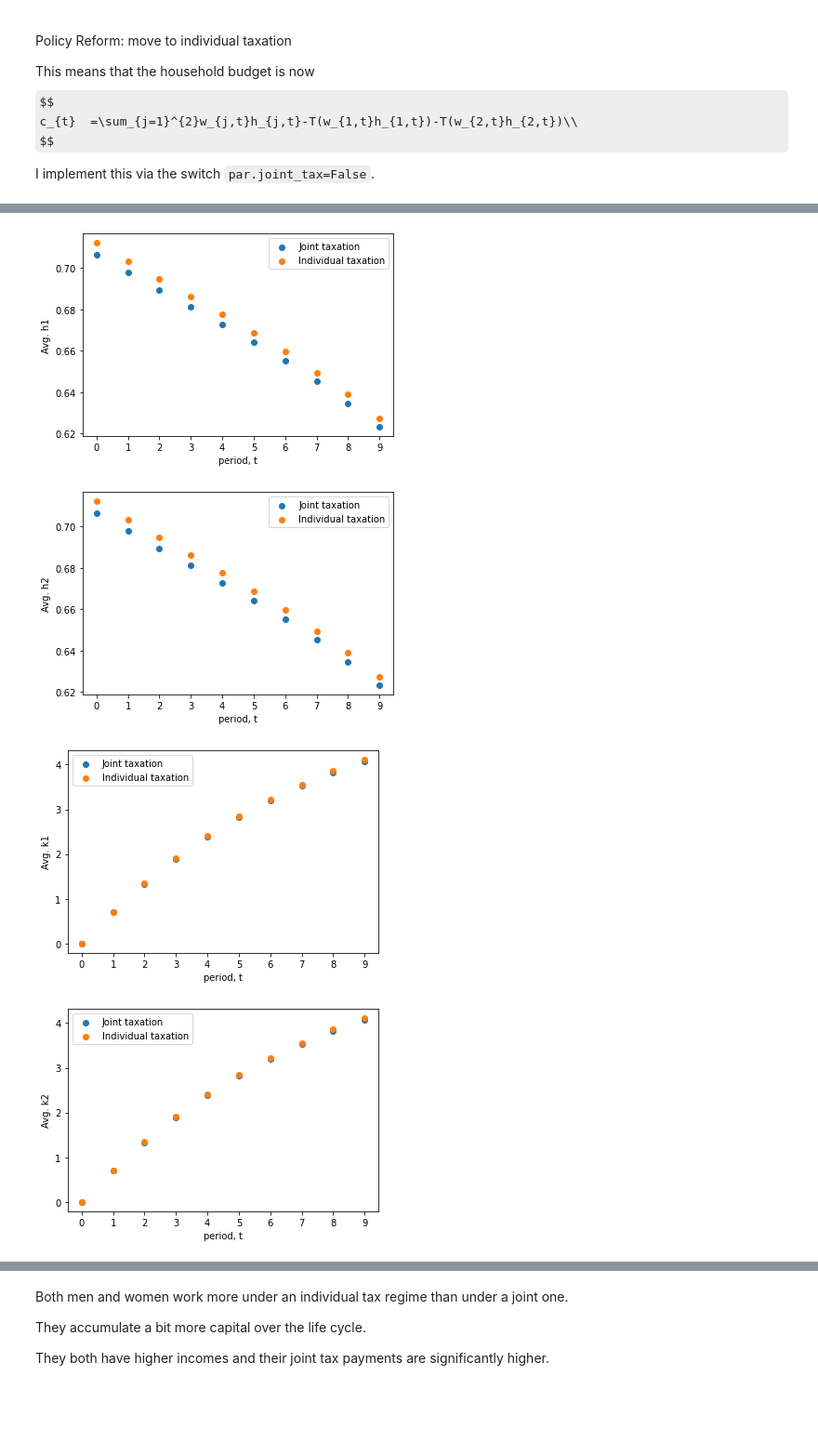
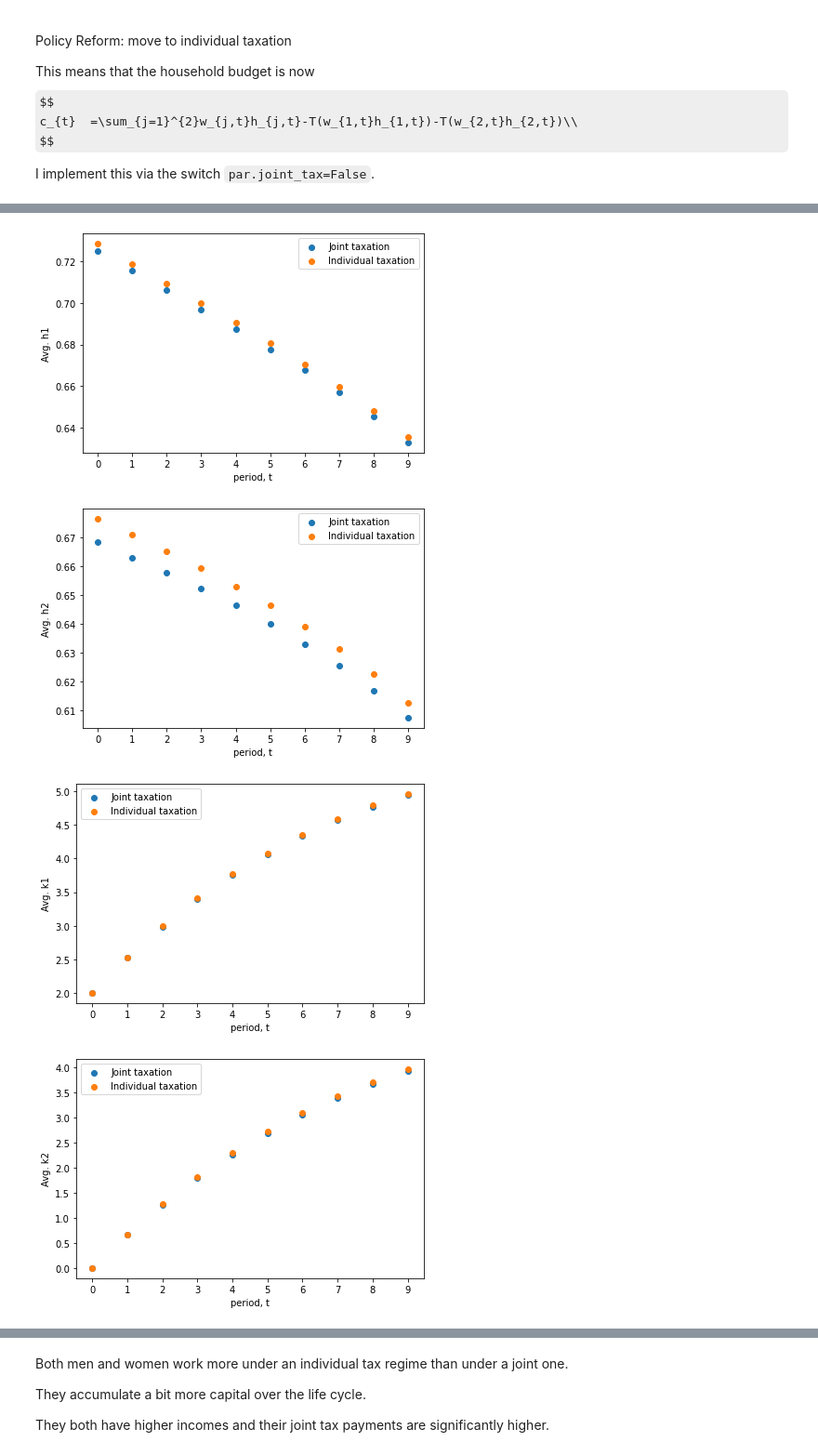
Before and after one commit to tpf512/Household_Assignment1, a Jupyter notebook: Assignment. (2).ipynb, the cells around one changed output, grey strips where cells are left out. Shown at 93% size. Drawn from its saved outputs; the diff is of its cells as text; code cells hidden in the pictures; some formulas as TeX source; blank space fills up the shorter version.

```diff
--- a/Assignment. (2).ipynb
+++ b/Assignment. (2).ipynb
@@ -79,9 +81,14 @@ model3.simulate()
 # %%
 for var in ('h1','h2'):
     fig, ax = plt.subplots()
-    ax.scatter(range(par.simT),np.mean(getattr(model2.sim,var),axis=0),label='No weights', marker = 'v')
-    ax.scatter(range(par.simT),np.mean(getattr(model1.sim,var),axis=0),label='$\mu$=0.5', marker = '<')
+    ax.scatter(range(par.simT),np.mean(getattr(model2.sim,var),axis=0),label='No weights')
+    ax.scatter(range(par.simT),np.mean(getattr(model1.sim,var),axis=0),label='$\mu$=0.5')
     ax.scatter(range(par.simT),np.mean(getattr(model3.sim,var),axis=0),label='$\mu$=0.2')
     ax.set(xlabel='period, t',ylabel=f'Avg. {var}',xticks=range(par.simT));
     ax.legend();
+    fig.tight_layout();
+    if var == 'h1':
+        fig.savefig(figpath+ r"/no1h1.pdf",edgecolor='k')
+    elif var == 'h2':
+        fig.savefig(figpath+ r"/no1h2.pdf",edgecolor='k')
 # %% [output]
@@ -101,8 +108,8 @@ $$
 I implement this via the switch `par.joint_tax=False`.
 # %%
 # Initiate two models with the two different tax regimes
-model3 = model.copy(par={'weight_u': False,'joint_tax': True})
-model4 = model.copy(par={'weight_u': False,'joint_tax': False})
+model3 = model.copy(par={'joint_tax': True})
+model4 = model.copy(par={'joint_tax': False})
 # %%
 # Solve and simulate model. Initiate
 model3.solve()
@@ -120,7 +127,7 @@ model4.solve()
 model4.sim.k1_init = 2.0*np.ones(par.simN)
 model4.simulate()
 # %%
-model4_1 = model3.copy()
+model4_1 = model4.copy()
 model4_1.par.wage_const_1 = np.log(np.exp(par.wage_const_1) * 1.01) # 1% increase in wage
 model4_1.solve()
 model4_1.sim.k1_init = 2.0*np.ones(par.simN)
@@ -139,4 +146,9 @@ for var in ('h1','h2'):
     ax.scatter(range(par.simT),ela4,label='Individual taxation')
     ax.set(xlabel='period, t',ylabel=f'Marshall {var}',xticks=range(par.simT));
     ax.legend();
+    fig.tight_layout();
+    if var == 'h1':
+        fig.savefig(figpath+ r"/no2marshall1.pdf",edgecolor='k')
+    elif var == 'h2':
+        fig.savefig(figpath+ r"/no2marshall2.pdf",edgecolor='k')
 # %% [output]
@@ -149,13 +157,28 @@ Under individual taxatiom, the income effect is dominating both male and female
 # %%
 # plot behavior
 for var in ('h1','h2','k1','k2','income1','income2','tax_hh'):
     fig, ax = plt.subplots()
     ax.scatter(range(par.simT),np.mean(getattr(model3.sim,var),axis=0),label='Joint taxation')
     ax.scatter(range(par.simT),np.mean(getattr(model4.sim,var),axis=0),label='Individual taxation')
     ax.set(xlabel='period, t',ylabel=f'Avg. {var}',xticks=range(par.simT));
     ax.legend();
+    fig.tight_layout();
+    if var == 'h1':
+        fig.savefig(figpath+ r"/no3h1.pdf",edgecolor='k')
+    elif var == 'h2':
+        fig.savefig(figpath+ r"/no3h2.pdf",edgecolor='k')
+    elif var == 'k1':
+        fig.savefig(figpath+ r"/no3k1.pdf",edgecolor='k')
+    elif var == 'k2':
+        fig.savefig(figpath+ r"/no3k2.pdf",edgecolor='k')
+    elif var == 'income1':
+        fig.savefig(figpath+ r"/no3income1.pdf",edgecolor='k')
+    elif var == 'income2':
+        fig.savefig(figpath+ r"/no3income2.pdf",edgecolor='k')
+    elif var == 'tax_hh':
+        fig.savefig(figpath+ r"/no3tax_hh.pdf",edgecolor='k')
 # %% [output]
-[figure, old version]
+[figure, new version]
-[figure, old version]
+[figure, new version]
-[figure, old version]
+[figure, new version]
-[figure, old version]
+[figure, new version]
```
Also changed, not shown: parts of 25 cells of this notebook, 1 other file.
